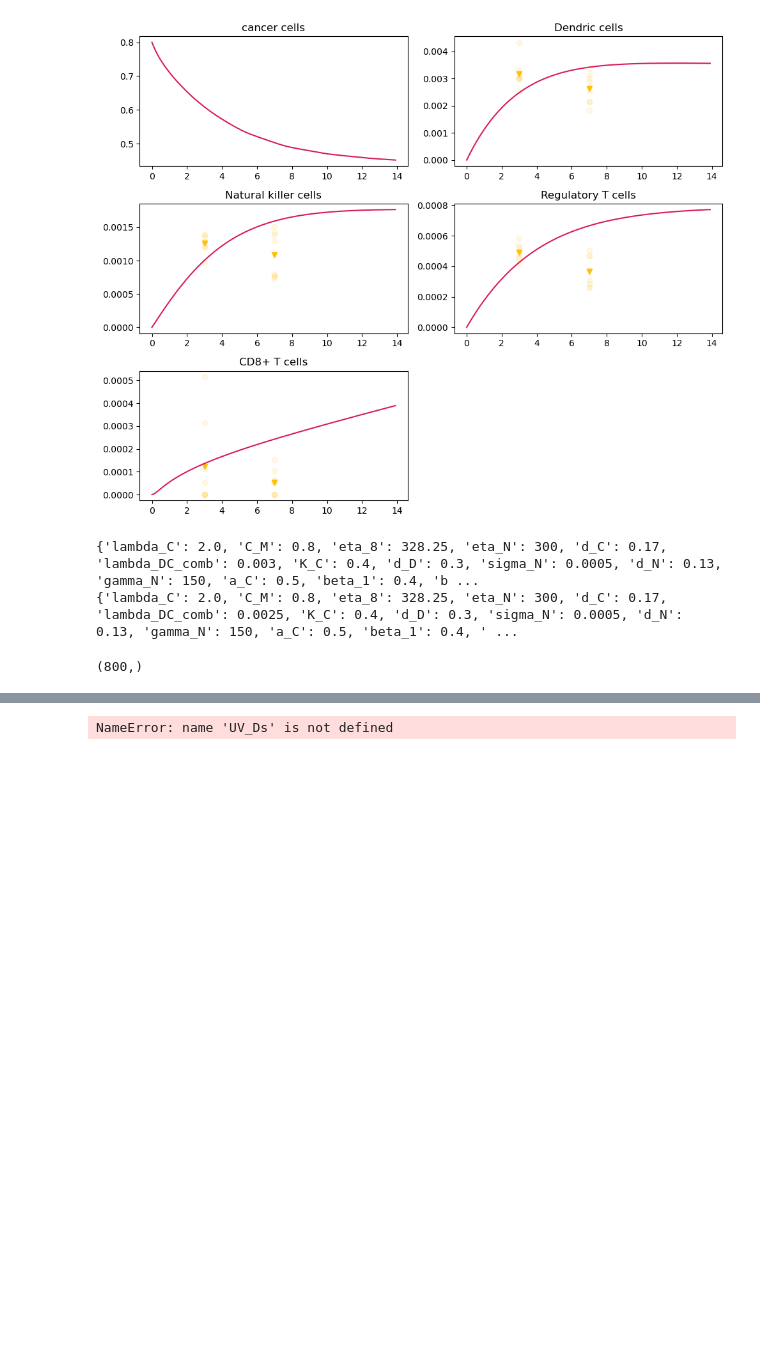
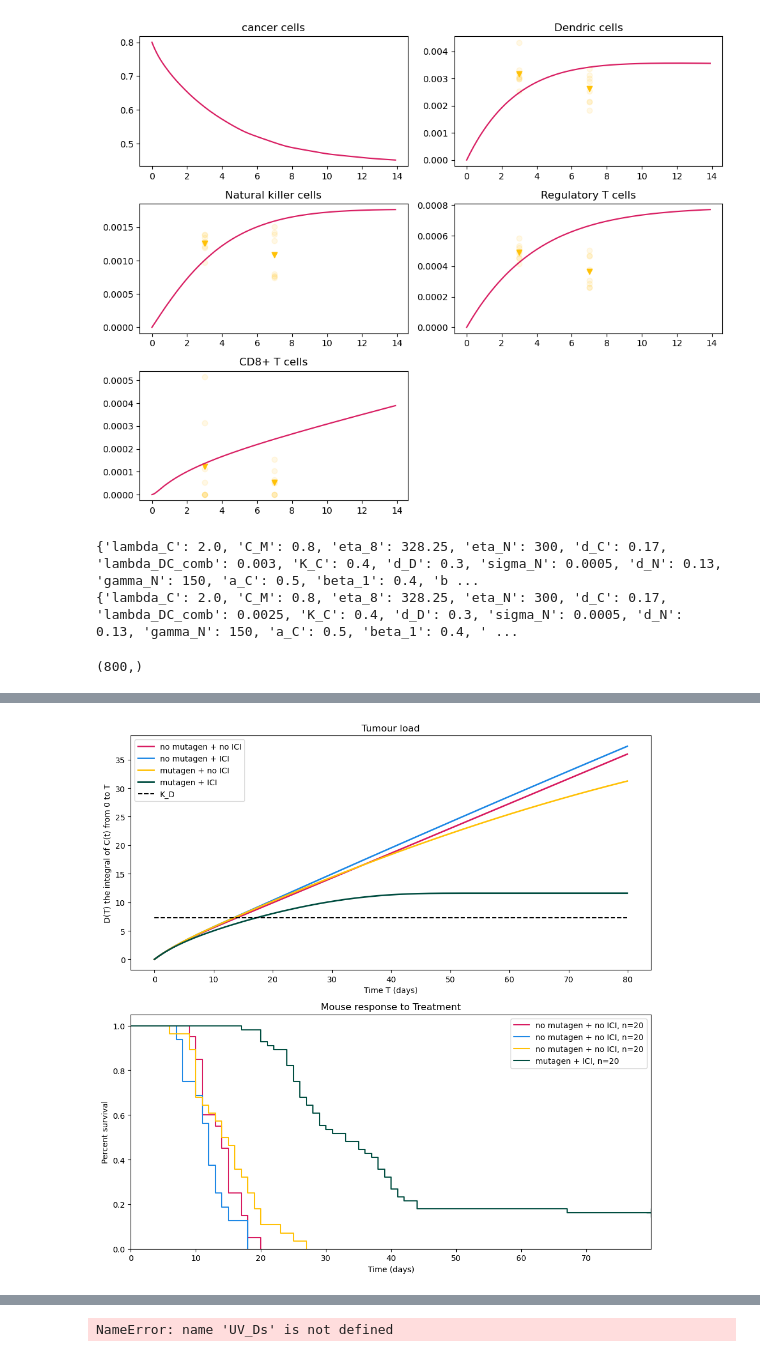
Before and after one commit to ZP-likes-coding/Cancer_immune_interaction, a Jupyter notebook: Fitting_T11.ipynb, the cells around one changed output, grey strips where cells are left out. Drawn from its saved outputs; the diff is of its cells as text; code cells hidden in the pictures; blank space fills up the shorter version.

```diff
--- a/Fitting_T11.ipynb
+++ b/Fitting_T11.ipynb
@@ -2145,0 +2165,86 @@ fig.savefig("T11_cancer.png")
+# %%
+#Invert the map from day to tumour load
+K_max = min([y_no_treatment_mutagen_cumulative[-1],y_no_treatment_no_mutagen_cumulative[-1],y_treatment_no_mutagen_cumulative[-1],y_treatment_mutagen_cumulative[-1]])
+K_new = np.arange(0,K_max,0.001)
+print((y_no_treatment_mutagen).dtype)
+inv_y_no_treatment_no_mutagen =  np.interp(K_new,y_no_treatment_no_mutagen_cumulative,t_no_treatment_no_mutagen)
+inv_y_treatment_no_mutagen =  np.interp(K_new,y_treatment_no_mutagen_cumulative,t_treatment_no_mutagen)
+inv_y_no_treatment_mutagen =  np.interp(K_new,y_no_treatment_mutagen_cumulative,t_no_treatment_mutagen)
+inv_y_treatment_mutagen =  np.interp(K_new,y_treatment_mutagen_cumulative,t_treatment_mutagen)
+
+#get death data
+deaths = pd.read_csv("T11_deaths.csv")
+
+days = []
+no_treatment_no_mutagen_days = deaths.loc[deaths.index.repeat(deaths['no_treatment_no_mutagen'])]['Day']
+treatment_no_mutagen_days = deaths.loc[deaths.index.repeat(deaths['treatment_no_mutagen'])]['Day']
+no_treatment_mutagen_days = deaths.loc[deaths.index.repeat(deaths['no_treatment_mutagen'])]['Day']
+treatment_mutagen_days = deaths.loc[deaths.index.repeat(deaths['treatment_mutagen'])]['Day']
+
+#average_deaths
+T_D_no_treatment_no_mutagen = no_treatment_no_mutagen_days.mean()
+T_D_treatment_no_mutagen = treatment_no_mutagen_days.mean()
+T_D_no_treatment_mutagen = no_treatment_mutagen_days.mean()
+T_D_treatment_mutagen = treatment_mutagen_days.mean()
+
+min_error = 10000
+for i,K in enumerate(K_new):
+    T_no_treatment_no_mutagen = inv_y_no_treatment_no_mutagen[i]
+    T_treatment_no_mutagen = inv_y_treatment_no_mutagen[i]
+    T_no_treatment_mutagen = inv_y_no_treatment_mutagen[i]
+    T_treatment_mutagen = inv_y_treatment_mutagen[i]
+
+    error = 0
+    error += (T_no_treatment_no_mutagen-T_D_no_treatment_no_mutagen)**2
+    error += (T_treatment_no_mutagen-T_D_treatment_no_mutagen)**2
+    error += (T_no_treatment_mutagen-T_D_no_treatment_mutagen)**2
+    # error += (T_treatment_mutagen-T_D_treatment_mutagen)**2
+    error /= 3
+    error = np.sqrt(error)
+    if error < min_error:
+        K_D = K
+        min_error = error
+
+print(min_error)
+t_max = t_treatment_mutagen[-1]
+t_min = t_no_treatment_mutagen[0]
+tspan = (t_min,t_max)
+fig,ax = plt.subplots(2,1,figsize=(10,10))
+cumulative = ax[0]
+cumulative.plot(t_treatment_mutagen,y_no_treatment_no_mutagen_cumulative,color = c1,linewidth = linewidth,label="no mutagen + no ICI")
+cumulative.plot(t_treatment_mutagen,y_treatment_no_mutagen_cumulative,color = c2,linewidth = linewidth,label="no mutagen + ICI")
+cumulative.plot(t_treatment_mutagen,y_no_treatment_mutagen_cumulative,color = c3,linewidth = linewidth,label="mutagen + no ICI")
+cumulative.plot(t_treatment_mutagen,y_treatment_mutagen_cumulative,color = c4,linewidth = linewidth,label="mutagen + ICI")
+cumulative.plot(np.linspace(t_min,t_max,100),np.ones(100)*K_D,color = 'k',linestyle='--',label = "K_D")
+cumulative.set_title("Tumour load")
+cumulative.set_xlabel("Time T (days)")
+cumulative.set_ylabel("D(T) the integral of C(t) from 0 to T")
+cumulative.legend(loc = "upper left")
+survival = ax[1]
+kmf = KaplanMeierFitter()
+kmf.fit(list(no_treatment_no_mutagen_days), event_observed=[*[1 for i in list(no_treatment_no_mutagen_days) ],*[0 for i in range(0)]], label="no mutagen + no ICI, n=20")
+kmf.plot_survival_function(ax=ax[1], color=c1, ci_show=False) # ci_show=False removes confidence intervals to match your images
+kmf.fit(list(treatment_no_mutagen_days), event_observed=[*[1 for i in list(treatment_no_mutagen_days) ],*[0 for i in range(0)]], label="no mutagen + no ICI, n=20")
+kmf.plot_survival_function(ax=ax[1], color=c2, ci_show=False) # ci_show=False removes confidence intervals to match your images
+kmf.fit(list(no_treatment_mutagen_days), event_observed=[*[1 for i in list(no_treatment_mutagen_days) ],*[0 for i in range(0)]], label="no mutagen + no ICI, n=20")
+kmf.plot_survival_function(ax=ax[1], color=c3, ci_show=False) # ci_show=False removes confidence intervals to match your images
+
+n_total_curve4 = 16+40
+n_deaths = len(list(treatment_mutagen_days))
+n_survivors = n_total_curve4 -n_deaths
+days = list(treatment_mutagen_days)+[tspan[-1]]*n_survivors
+death_status = [1]*n_deaths + [0]*n_survivors
+
+kmf.fit(days, event_observed=death_status, label="mutagen + ICI, n=20")
+kmf.plot_survival_function(ax=survival, color=c4, ci_show=False,show_censors=True) # ci_show=False removes confidence intervals to match your images
+
+survival.set_title("Mouse response to Treatment")
+survival.set_ylabel("Percent survival")
+survival.set_xlabel("Time (days)")
+survival.set_ylim([0, 1.05])
+survival.set_xlim([0,tspan[-1]])
+survival.legend(loc = 'upper right')
+plt.tight_layout()
+plt.show()
+fig.savefig('T11_predicting_death.png')
+# %% [output]
@@ -2146,3 +2253,4 @@ fig.savefig("T11_cancer.png")
+[figure, added]
 # %%
 c1 = (216/255,27/255,96/255)
 c2 = (30/255,136/255,229/255)
```
Also changed, not shown: parts of 10 cells of this notebook.
